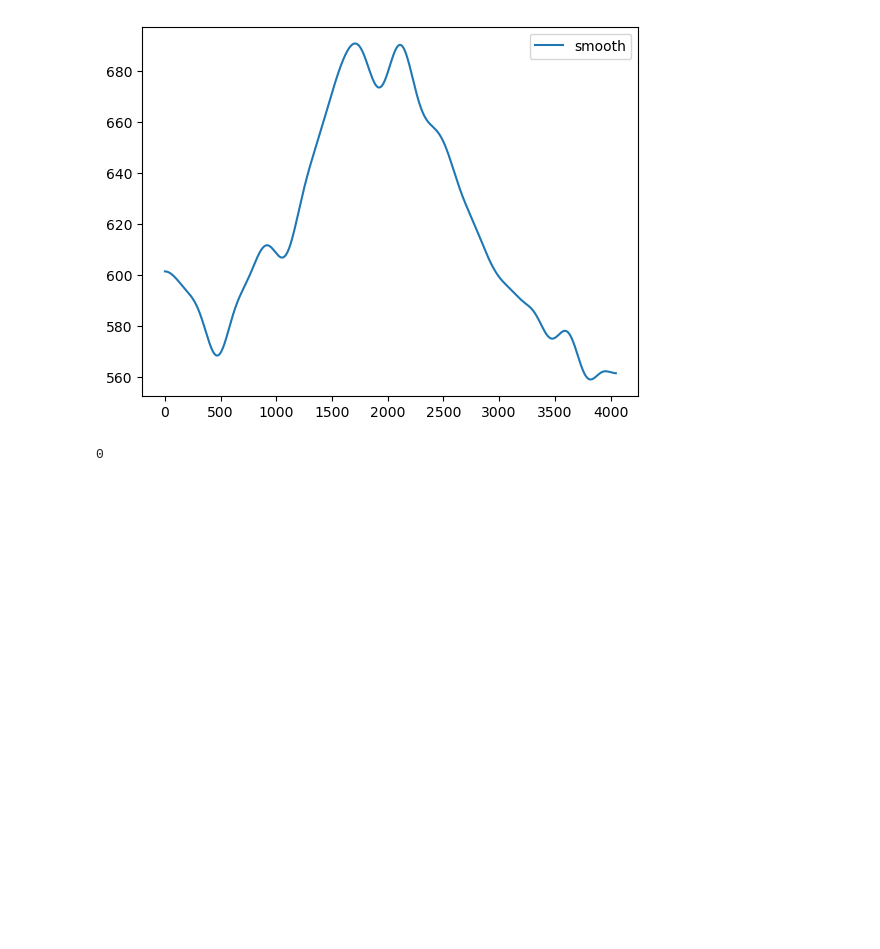
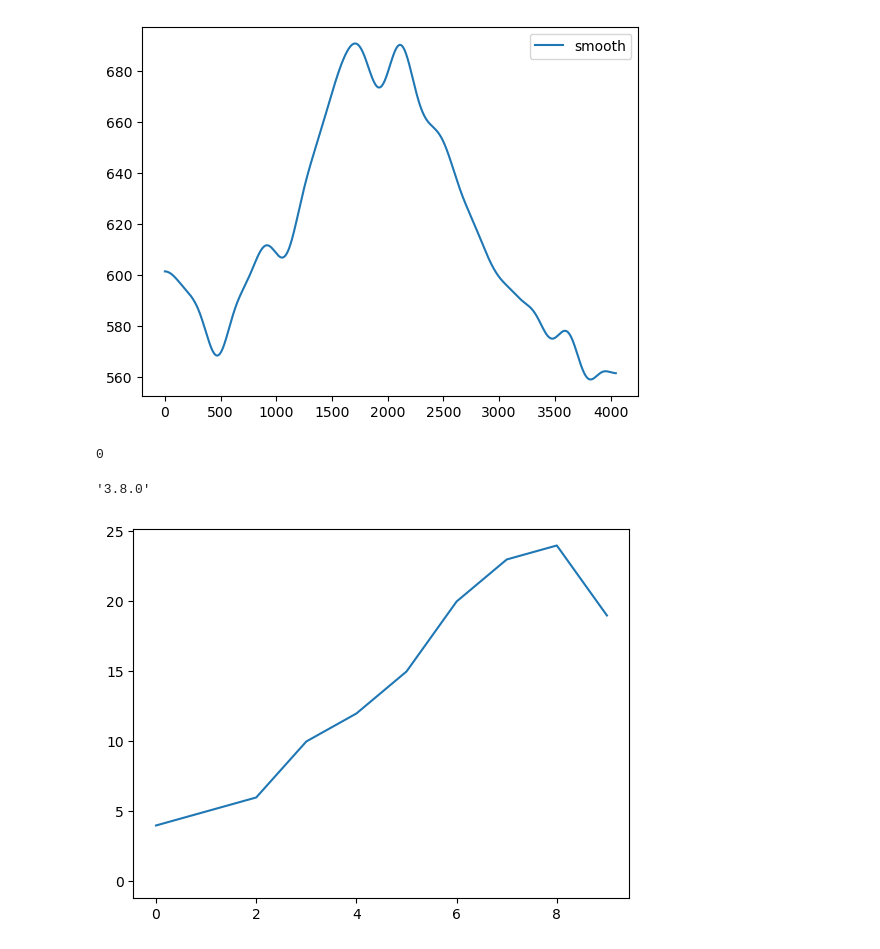
Before and after one commit to RuihaoQiu/FiberX, a Jupyter notebook: Untitled.ipynb, the cells around one changed output. Cells and saved outputs as stored; diff of their text form; code cells hidden in the pictures; blank space fills up the shorter version.

Commit message:
try zoom in and out function with matplotlib

```diff
--- a/Untitled.ipynb
+++ b/Untitled.ipynb
@@ -235,0 +238,41 @@ np.argmin(y)
+# %%
+matplotlib.__version__
+# %% [output]
+'3.8.0'
+# %%
+from matplotlib.widgets import RectangleSelector
+import matplotlib.pyplot as plt
+
+# Function to be executed after selection
+def onselect_function(eclick, erelease):
+
+	# Obtain (xmin, xmax, ymin, ymax) values
+	# for rectangle selector box using extent attribute.
+	extent = rect_selector.extents
+	print("Extents: ", extent)
+
+	# Zoom the selected part
+	# Set xlim range for plot as xmin to xmax
+	# of rectangle selector box.
+	plt.xlim(extent[0], extent[1])
+
+	# Set ylim range for plot as ymin to ymax
+	# of rectangle selector box.
+	plt.ylim(extent[2], extent[3])
+
+# plot a line graph for data n
+fig, ax = plt.subplots()
+n = [4, 5, 6, 10, 12, 15, 20, 23, 24, 19]
+ax.plot(n)
+
+# Define a RectangleSelector at given axes ax.
+# It calls a function named 'onselect_function'
+# when the selection is completed.
+# Rectangular box is drawn to show the selected region.
+# Only left mouse button is allowed for doing selection.
+rect_selector = RectangleSelector(ax, onselect_function, button=[1])
+
+# Display graph
+plt.show()
+# %% [output]
+[figure, added]
```
Also changed, not shown: parts of 1 cell of this notebook, 1 other file.
